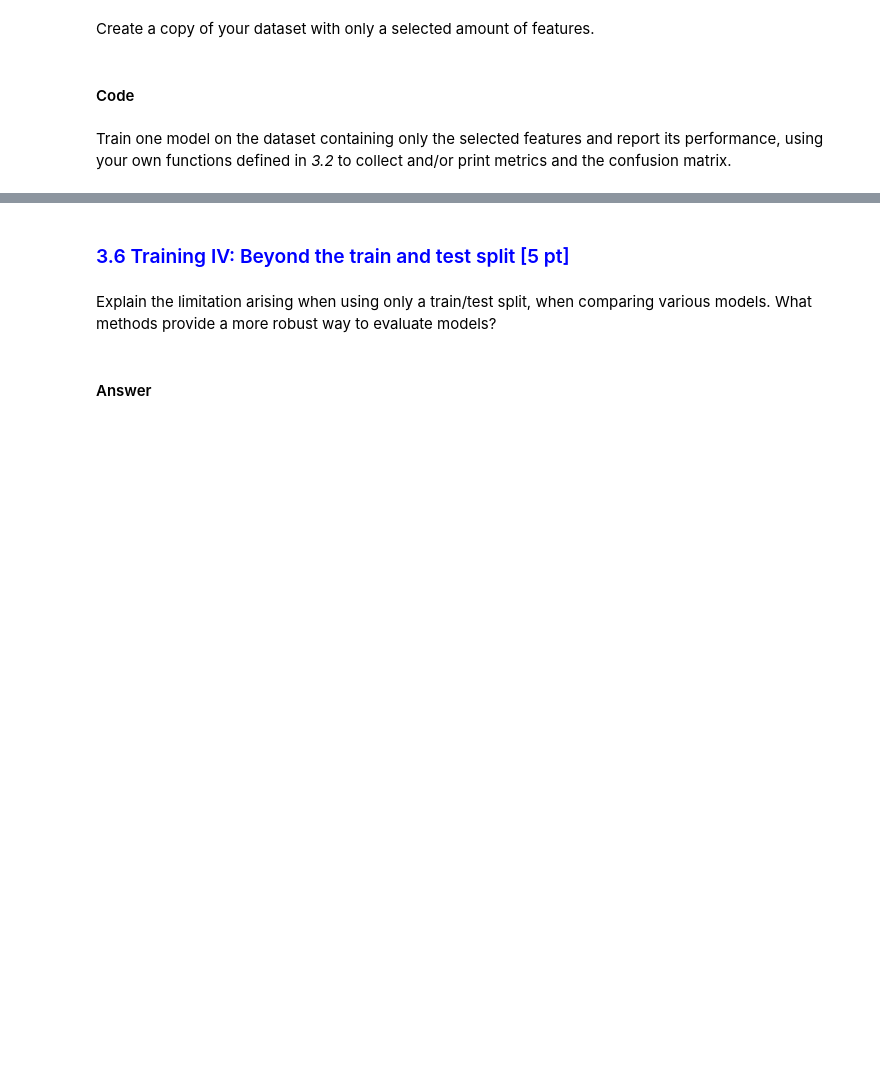
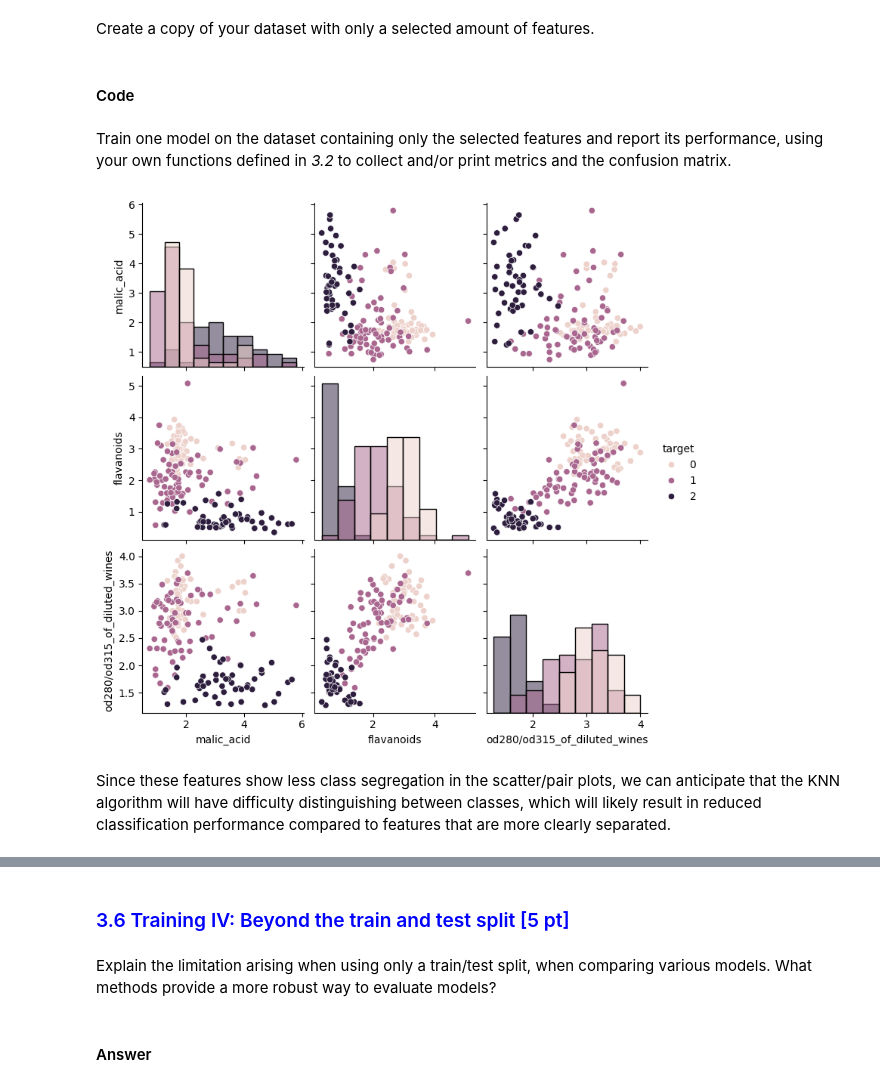
Before and after one commit to TheKusz/ML_DSM040-2025-APR, a Jupyter notebook: CW 1/DSM040-CW1.ipynb, the cells around one changed output, grey strips where cells are left out. Cells and saved outputs as stored; diff of their text form; code cells hidden in the pictures; blank space fills up the shorter version.

```diff
--- a/CW 1/DSM040-CW1.ipynb
+++ b/CW 1/DSM040-CW1.ipynb
@@ -195,0 +186,4 @@ X_alc_colour_proline_df.head(3)
+# %%
+# create a copy of your dataset containing only three features
+X_alc_colour_proline_df, y_alc_colour_proline_df = feature_selection(X_wine_df, y_wine_df, ['alcohol', 'color_intensity', 'proline'])
+X_alc_colour_proline_df.head(3)
@@ -594,7 +600,7 @@ def dataset_perturbation(X, y, mean, std, seed = 42):
         Mean of the Gaussian noise (default: 0.0).
     std : float, optional
         Standard deviation of the Gaussian noise (default: 0.4).
-    random_seed : int, optional
+    seed : int, optional
         Random seed for reproducibility (default: 42).
 
     Returns
@@ -612,10 +618,10 @@ def dataset_perturbation(X, y, mean, std, seed = 42):
 # %% [markdown]
 Train one model with Gaussian noise of mean `0` and std `0.5` and report its performance, using your own functions defined in _3.2_ to collect and/or print metrics and the confusion matrix.
 # %%
-X_perturbed, y = dataset_perturbation(X_alc_colour_proline_train, y_alc_colour_proline_train, 0, 0.5)
+X_perturbed, y = dataset_perturbation(X_alc_colour_proline_train, y_alc_colour_proline_train, 0, 5)
 if isinstance(y, (pd.Series, pd.DataFrame)):
     y = np.array(y).ravel()
 
 knn.fit(X_perturbed, y)
 
-my_evaluate_classifier(knn, X_alc_colour_proline_test, y_alc_colour_proline_test, wine.target_names, "KNN for alcohol, colour, proline" )
+evaluation_compare_list.append(my_evaluate_classifier(knn, X_alc_colour_proline_test, y_alc_colour_proline_test, wine.target_names, "KNN with noise for alcohol, colour, proline", stdout=False))
@@ -635,0 +628,8 @@ In this experiment, adding moderate Gaussian noise to the training features slig
+# %%
+X_perturbed, y = dataset_perturbation(X_alc_colour_proline_train, y_alc_colour_proline_train, 10, 15)
+if isinstance(y, (pd.Series, pd.DataFrame)):
+    y = np.array(y).ravel()
+
+knn.fit(X_perturbed, y)
+
+evaluation_compare_list.append(my_evaluate_classifier(knn, X_alc_colour_proline_test, y_alc_colour_proline_test, wine.target_names, "KNN with huge noise for alcohol, colour, proline", stdout=False))
@@ -660,3 +743,10 @@ Create a copy of your dataset with only a selected amount of features.
 #### Code
 # %% [markdown]
 Train one model on the dataset containing only the selected features and report its performance, using your own functions defined in _3.2_ to collect and/or print metrics and the confusion matrix.
+# %%
+macid_flav_OD_df = model_runner(X_wine_df, y_wine_df, ["malic_acid", "flavanoids", "od280/od315_of_diluted_wines"], debug = False)
+macid_flav_OD_df.plot_features_grid()
+# %% [output]
+[figure, added]
+# %% [markdown]
+Since these features show less class segregation in the scatter/pair plots, we can anticipate that the KNN algorithm will have difficulty distinguishing between classes, which will likely result in reduced classification performance compared to features that are more clearly separated.
```
Also changed, not shown: parts of 20 cells of this notebook.
